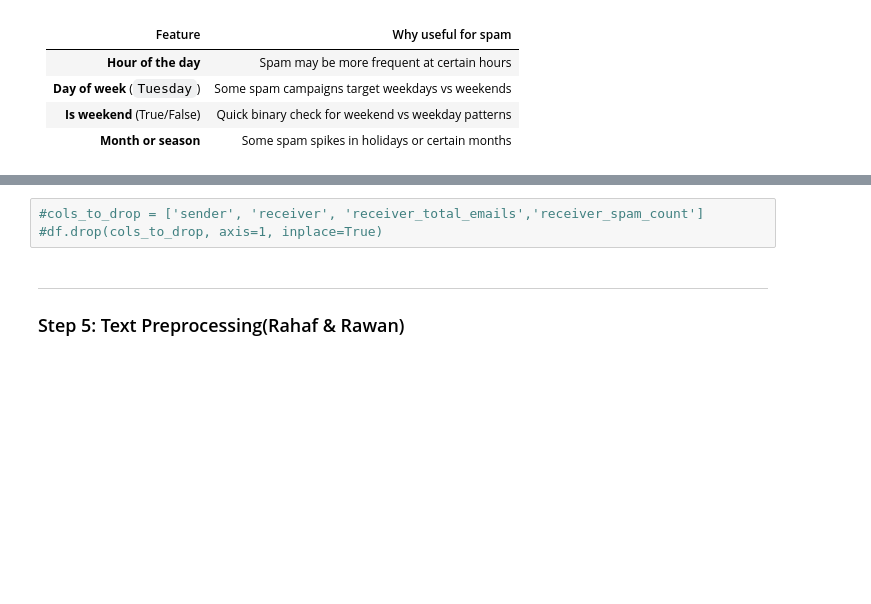
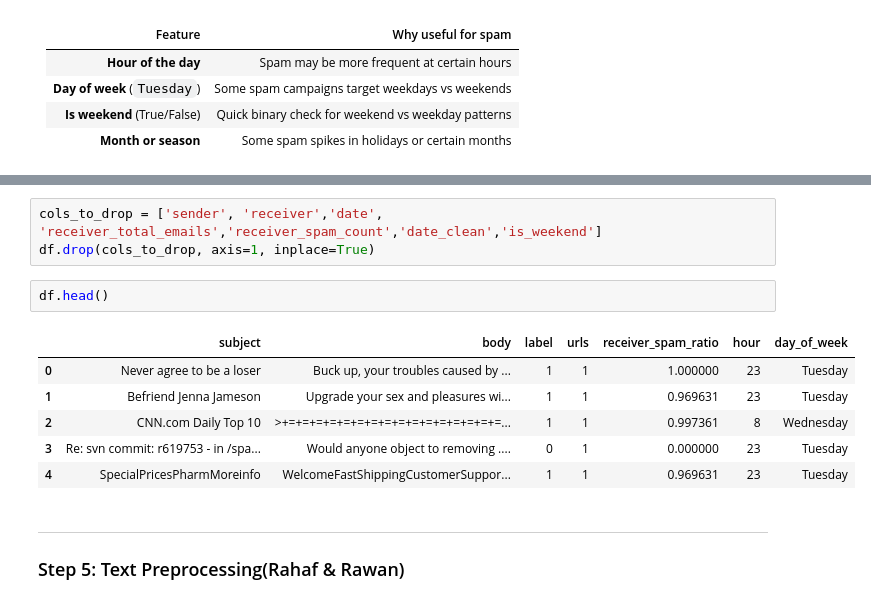
Before and after one commit to Renadyousef/SWE485-Project-Group1, a Jupyter notebook: Phase1_Data_Exploration.ipynb, the cells around one changed output, grey strips where cells are left out. Saved outputs shown, nothing was run; the diff lists cells and outputs as text; blank space fills up the shorter version.

```diff
--- a/Phase1_Data_Exploration.ipynb
+++ b/Phase1_Data_Exploration.ipynb
@@ -570,6 +644,15 @@ Index: []
 # %%
-#cols_to_drop = ['sender', 'receiver', 'receiver_total_emails','receiver_spam_count']
-#df.drop(cols_to_drop, axis=1, inplace=True)
+cols_to_drop = ['sender', 'receiver','date', 'receiver_total_emails','receiver_spam_count','date_clean','is_weekend']
+df.drop(cols_to_drop, axis=1, inplace=True)
+# %%
+df.head()
+# %% [output]
+|  | subject | body | label | urls | receiver_spam_ratio | hour | day_of_week |
+| 0 | Never agree to be a loser | Buck up, your troubles caused by ... | 1 | 1 | 1.000000 | 23 | Tuesday |
+| 1 | Befriend Jenna Jameson | Upgrade your sex and pleasures wi... | 1 | 1 | 0.969631 | 23 | Tuesday |
+| 2 | CNN.com Daily Top 10 | >+=+=+=+=+=+=+=+=+=+=+=+=+=+=+=+=... | 1 | 1 | 0.997361 | 8 | Wednesday |
+| 3 | Re: svn commit: r619753 - in /spa... | Would anyone object to removing .... | 0 | 1 | 0.000000 | 23 | Tuesday |
+| 4 | SpecialPricesPharmMoreinfo | WelcomeFastShippingCustomerSuppor... | 1 | 1 | 0.969631 | 23 | Tuesday |
 # %% [markdown]
 ---
 
```
Also changed, not shown: parts of 6 cells of this notebook.
